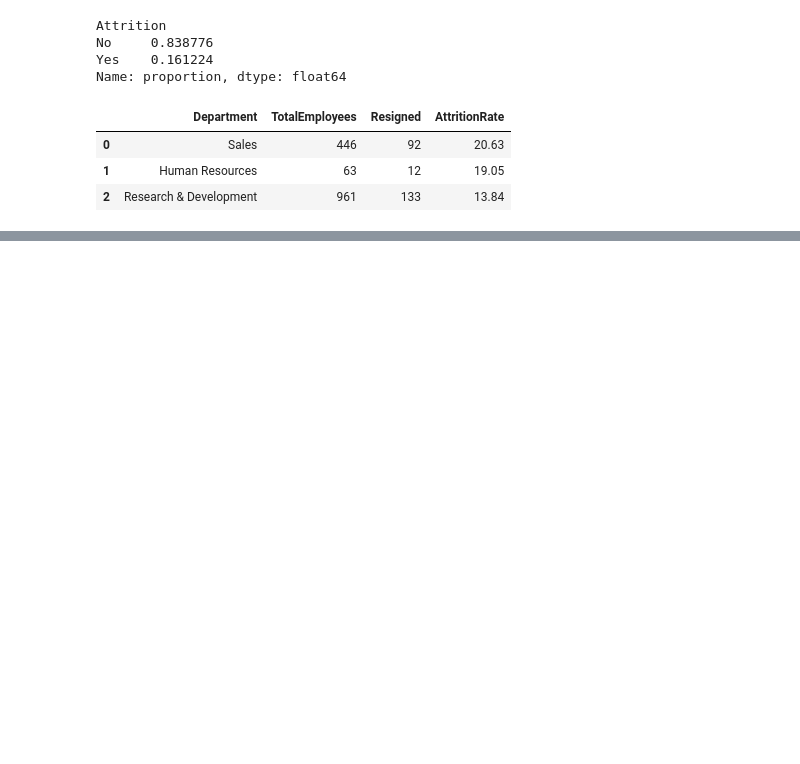
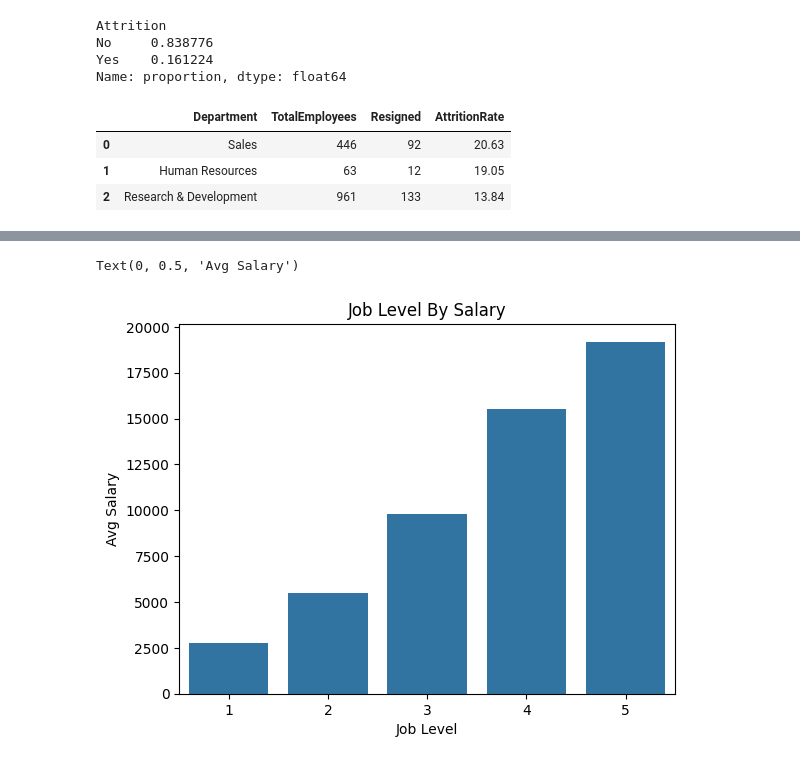
Before and after one commit to AhmedAli807/IBM-HR, a Jupyter notebook: IBM HR .ipynb, the cells around one changed output, grey strips where cells are left out. Cells and saved outputs as stored; diff of their text form; code cells hidden in the pictures; blank space fills up the shorter version.

```diff
--- a/IBM HR .ipynb
+++ b/IBM HR .ipynb
@@ -103,0 +85,15 @@ pd.read_sql(query, conn)
+# %%
+avg_emp_query="""
+
+    SELECT JobLevel, ROUND(AVG(MonthlyIncome), 2) AS AvgSalary
+    FROM hr
+    GROUP BY JobLevel
+"""
+job_level_by_salary=pd.read_sql(avg_emp_query,conn)
+sns.barplot(data=job_level_by_salary,x="JobLevel",y="AvgSalary")
+plt.title("Job Level By Salary")
+plt.xlabel("Job Level")
+plt.ylabel("Avg Salary")
+# %% [output]
+Text(0, 0.5, 'Avg Salary')
+[figure, added]
```
Also changed, not shown: parts of 6 cells of this notebook, 3 other files.
